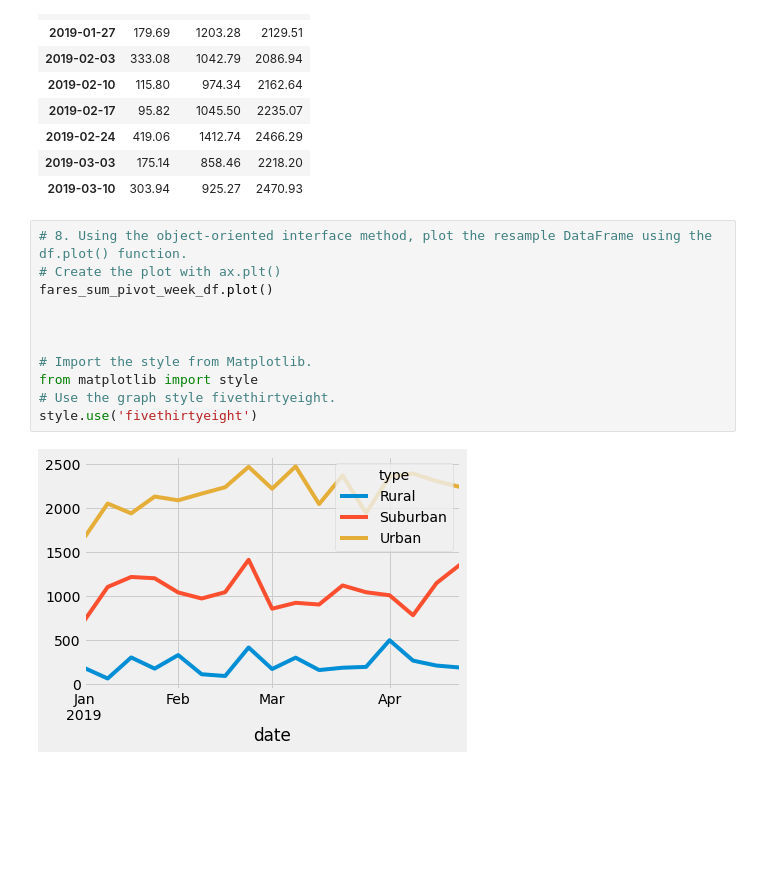
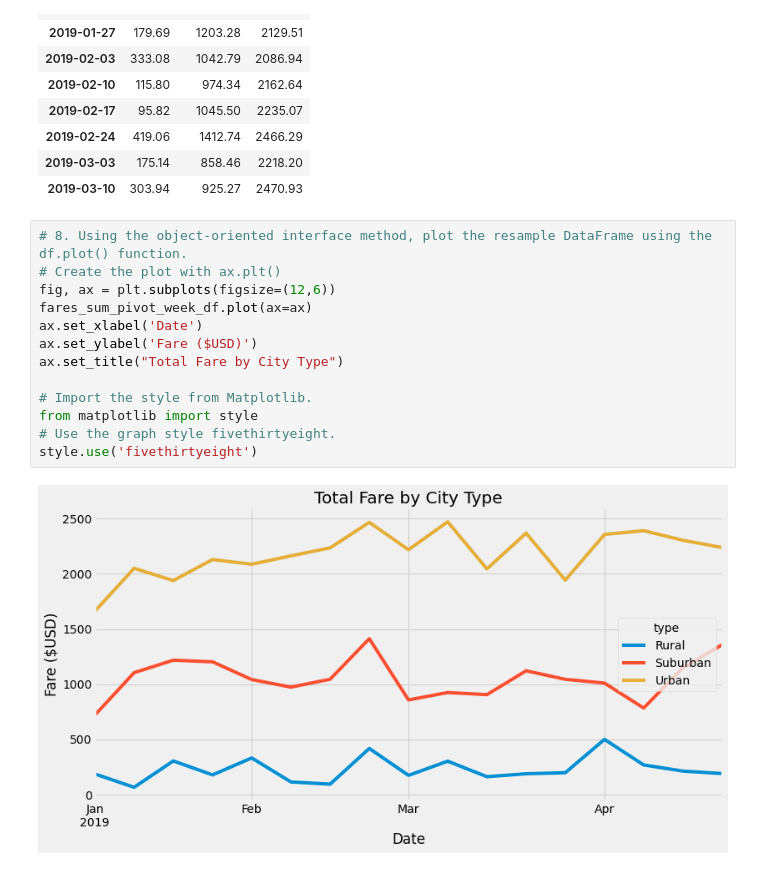
Before and after one commit to mleggett25/PyBer_Analysis, a Jupyter notebook: PyBer_Challenge.ipynb, the cells around one changed output. Saved outputs shown, nothing was run; the diff lists cells and outputs as text; blank space fills up the shorter version.

```diff
--- a/PyBer_Challenge.ipynb
+++ b/PyBer_Challenge.ipynb
@@ -141,13 +141,15 @@ fares_sum_pivot_week_df.head(10)
 # %%
 # 8. Using the object-oriented interface method, plot the resample DataFrame using the df.plot() function.
 # Create the plot with ax.plt()
-fares_sum_pivot_week_df.plot()
-
-
+fig, ax = plt.subplots(figsize=(12,6))
+fares_sum_pivot_week_df.plot(ax=ax)
+ax.set_xlabel('Date')
+ax.set_ylabel('Fare ($USD)')
+ax.set_title("Total Fare by City Type")
 
 # Import the style from Matplotlib.
 from matplotlib import style
 # Use the graph style fivethirtyeight.
 style.use('fivethirtyeight')
 # %% [output]
-[figure, old version]
+[figure, new version]
```
Also changed, not shown: 1 other file.
